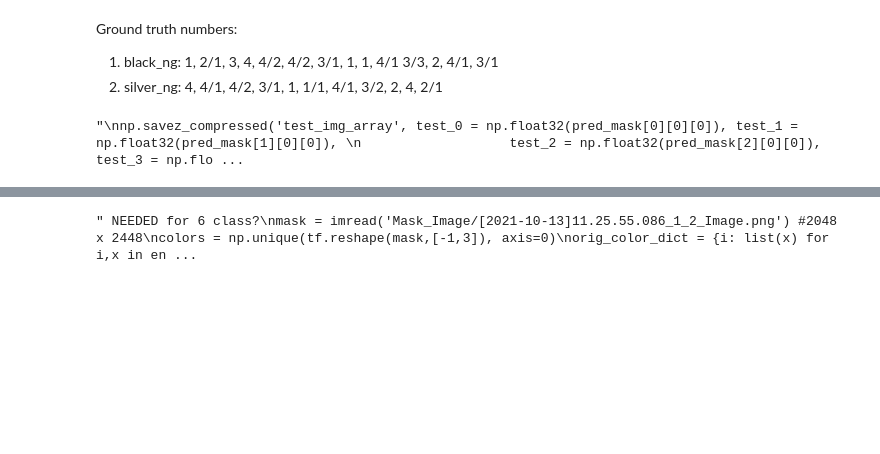
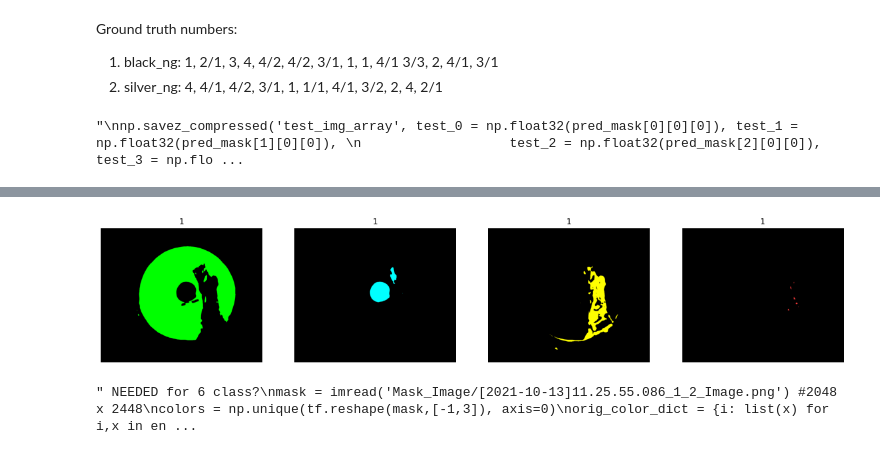
Before and after one commit to jhk0429/Segmentation_project, a Jupyter notebook: Inference_combined_5class.ipynb, the cells around one changed output, grey strips where cells are left out. Saved outputs shown, nothing was run; the diff lists cells and outputs as text; code cells hidden in the pictures; blank space fills up the shorter version.

```diff
--- a/Inference_combined_5class.ipynb
+++ b/Inference_combined_5class.ipynb
@@ -330,3 +462,29 @@ display([gt_mask, pushed, stamped], fig_size=30, title=['gt','push','stamp'])
+# %%
+idx=9
+
+pred = np.float32(pred_mask[idx][0][0])
+
+ex = np.round(pred) # ex = H,W,5
+# 0 bg, 1 Circle 2 hole 3 stamp 4 psuhed
+
+circle = tf.expand_dims(ex[:,:,1], -1)
+pushed = tf.expand_dims(ex[:,:,3], -1)
+bg = tf.expand_dims(ex[:,:,0], -1)
+hole = tf.expand_dims(ex[:,:,2], -1)
+stamped = tf.expand_dims(ex[:,:,4], -1)
+in_tab = tf.expand_dims(ex[:,:,5], -1)
+out_tab = tf.expand_dims(ex[:,:,6], -1)
+
+
+#bg = 0, pushed = 1, stamped = 2, circle = 3
+
+#print((gt_mask==1).sum())
+
+display([onehot_to_rgb(circle,label=1), onehot_to_rgb(hole,label=2),
+         onehot_to_rgb(pushed,label=3), onehot_to_rgb(stamped, label=4)], title=['1','1','1','1'],
+        fig_size=20, gray= False)
+# %% [output]
+[figure, added]
 # %%
 """ NEEDED for 6 class?
 mask = imread('Mask_Image/[2021-10-13]11.25.55.086_1_2_Image.png') #2048 x 2448
```
Also changed, not shown: parts of 20 cells of this notebook, 1 other file.
